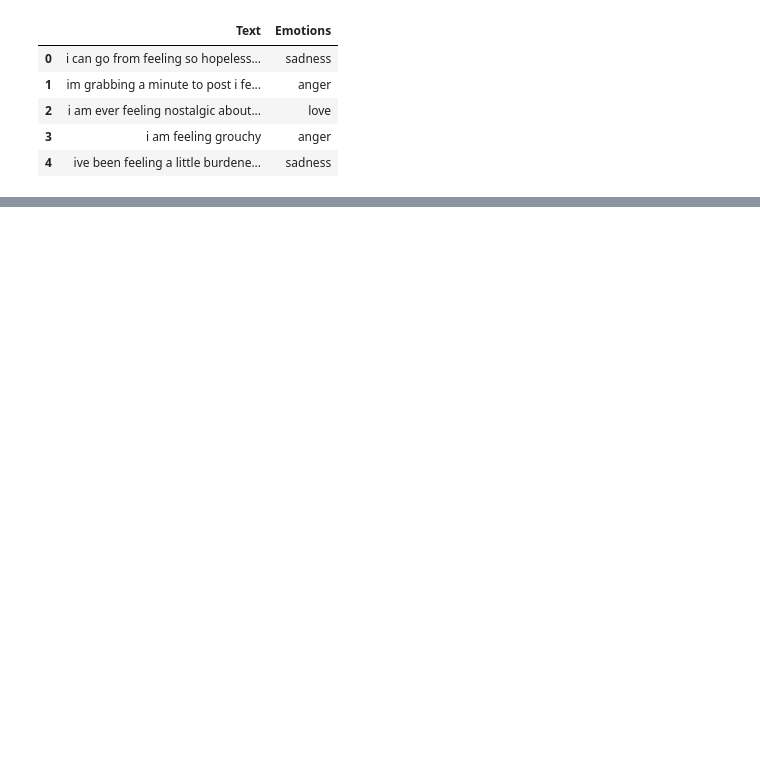
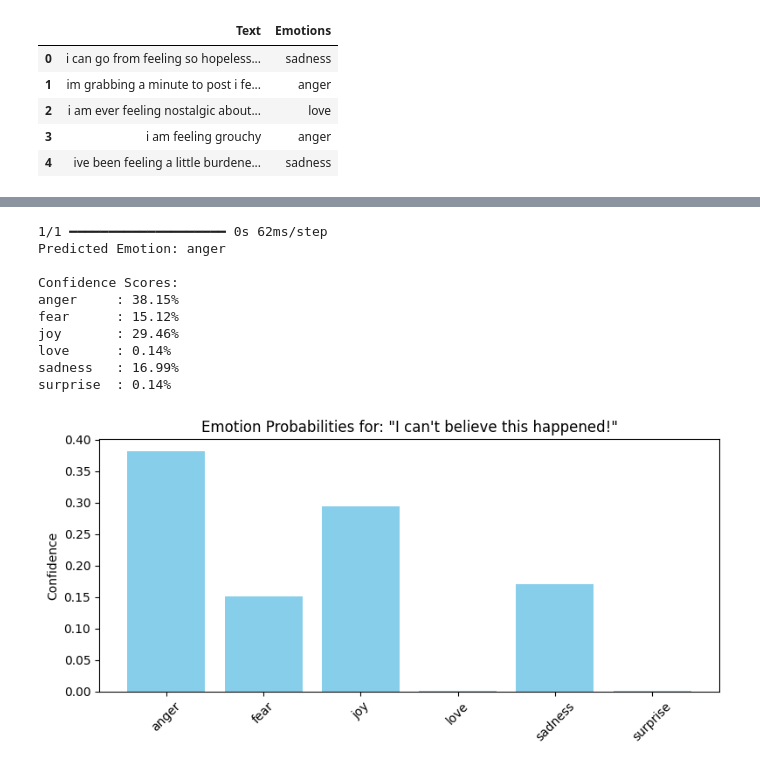
Before and after one commit to Pratham-gupta-235/ML-and-DL-Projects, a Jupyter notebook: Text Emotion Classification/classification.ipynb, the cells around one changed output, grey strips where cells are left out. Cells and saved outputs as stored; diff of their text form; code cells hidden in the pictures; blank space fills up the shorter version.

```diff
--- a/Text Emotion Classification/classification.ipynb
+++ b/Text Emotion Classification/classification.ipynb
@@ -31,0 +41,3 @@ sequences = tokenizer.texts_to_sequences(texts)
+# %%
+encoder = LabelEncoder()
+emotions = encoder.fit_transform(emotions)
@@ -31,0 +48,2 @@ sequences = tokenizer.texts_to_sequences(texts)
+# %%
+one_hot_labels = to_categorical(emotions)
@@ -31,0 +60,15 @@ sequences = tokenizer.texts_to_sequences(texts)
+# %%
+x_train, x_test, y_train, y_test = train_test_split(padded_sequences,
+                                                    one_hot_labels,
+                                                    test_size=0.2)
+# %%
+# Model
+model = Sequential()
+model.add(Embedding(input_dim=len(tokenizer.word_index) + 1,
+                    output_dim=128, input_length=max_length))
+model.add(Flatten())
+model.add(Dense(units=128, activation='relu'))
+model.add(Dense(units=len(one_hot_labels[0]), activation='softmax'))
+
+model.compile(optimizer='adam', loss='categorical_crossentropy', metrics=['accuracy'])
+model.fit(x_train, y_train, epochs=10, batch_size=32, validation_data=(x_test, y_test))
@@ -31,0 +147,14 @@ sequences = tokenizer.texts_to_sequences(texts)
+# %%
+test("I can't believe this happened!")
+# %% [output]
+1/1 ━━━━━━━━━━━━━━━━━━━━ 0s 62ms/step
+Predicted Emotion: anger
+
+Confidence Scores:
+anger     : 38.15%
+fear      : 15.12%
+joy       : 29.46%
+love      : 0.14%
+sadness   : 16.99%
+surprise  : 0.14%
+[figure, added]
```
Also changed, not shown: parts of 9 cells of this notebook, 5 other files.
